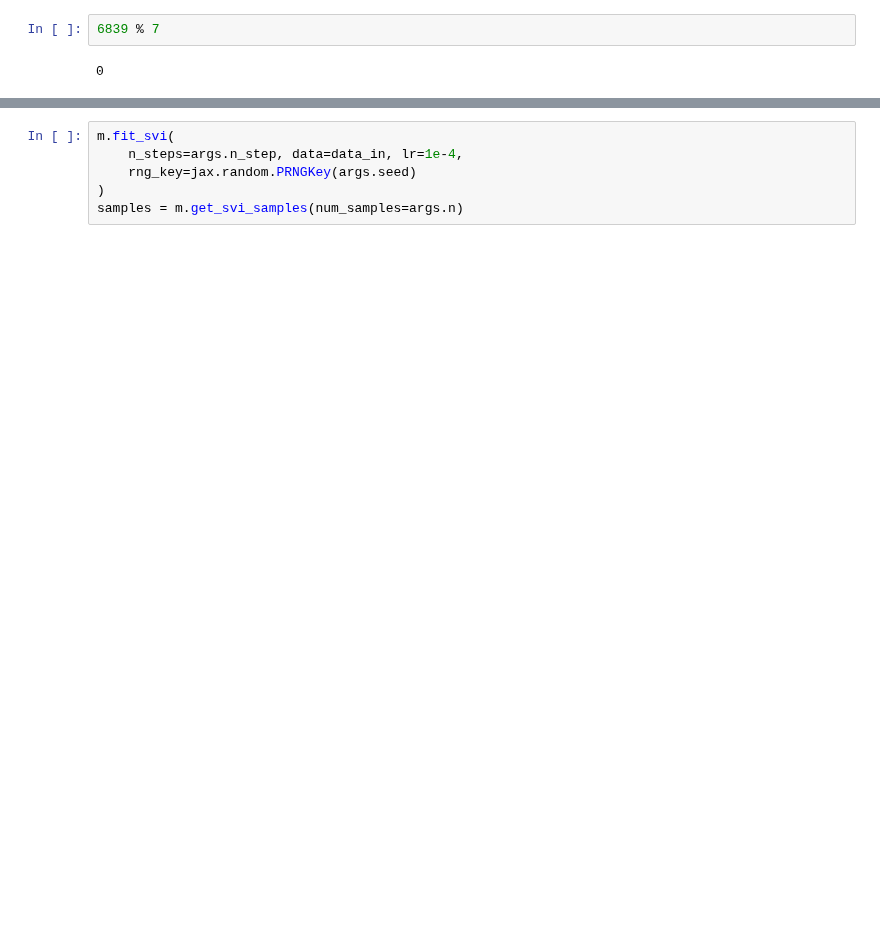
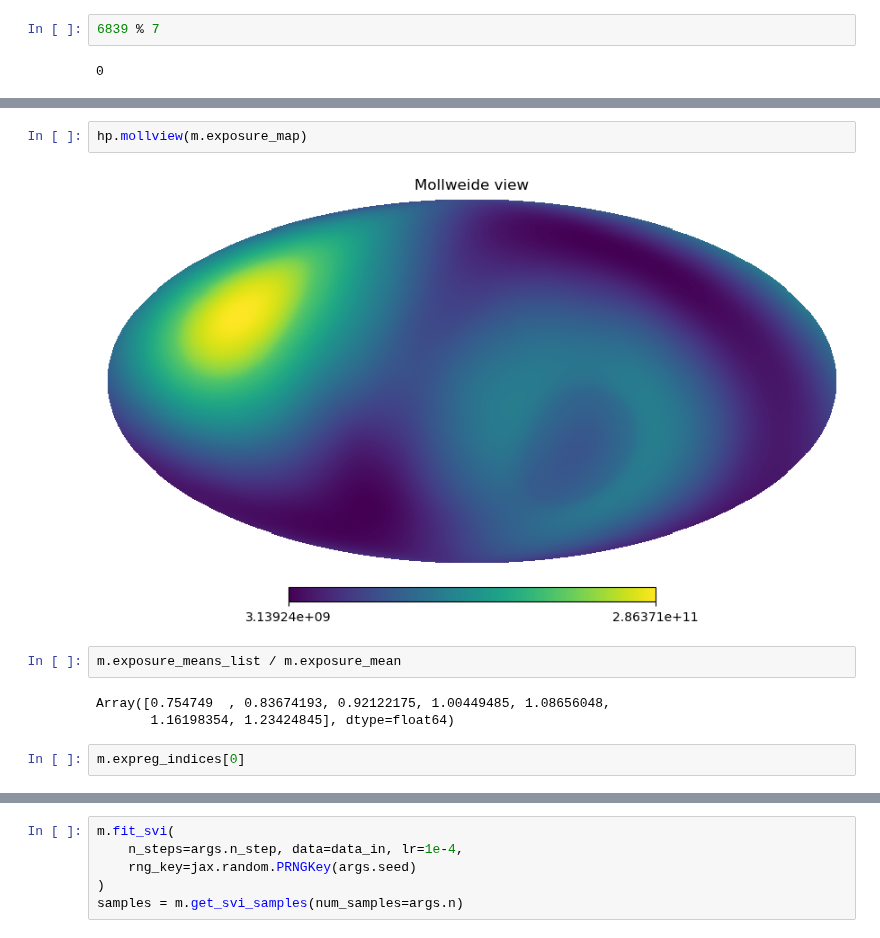
Before and after one commit to smsharma/fermi-prob-prog, a Jupyter notebook: production/test_n_exp.ipynb, the cells around one changed output, grey strips where cells are left out. Drawn from its saved outputs; the diff is of its cells as text; blank space fills up the shorter version.

```diff
--- a/production/test_n_exp.ipynb
+++ b/production/test_n_exp.ipynb
@@ -79,0 +88,11 @@ Max photon count is 118
+# %%
+hp.mollview(m.exposure_map)
+# %% [output]
+[figure, added]
+# %%
+m.exposure_means_list / m.exposure_mean
+# %% [output]
+Array([0.754749  , 0.83674193, 0.92122175, 1.00449485, 1.08656048,
+       1.16198354, 1.23424845], dtype=float64)
+# %%
+m.expreg_indices[0]
```
Also changed, not shown: parts of 8 cells of this notebook, 6 other files.
